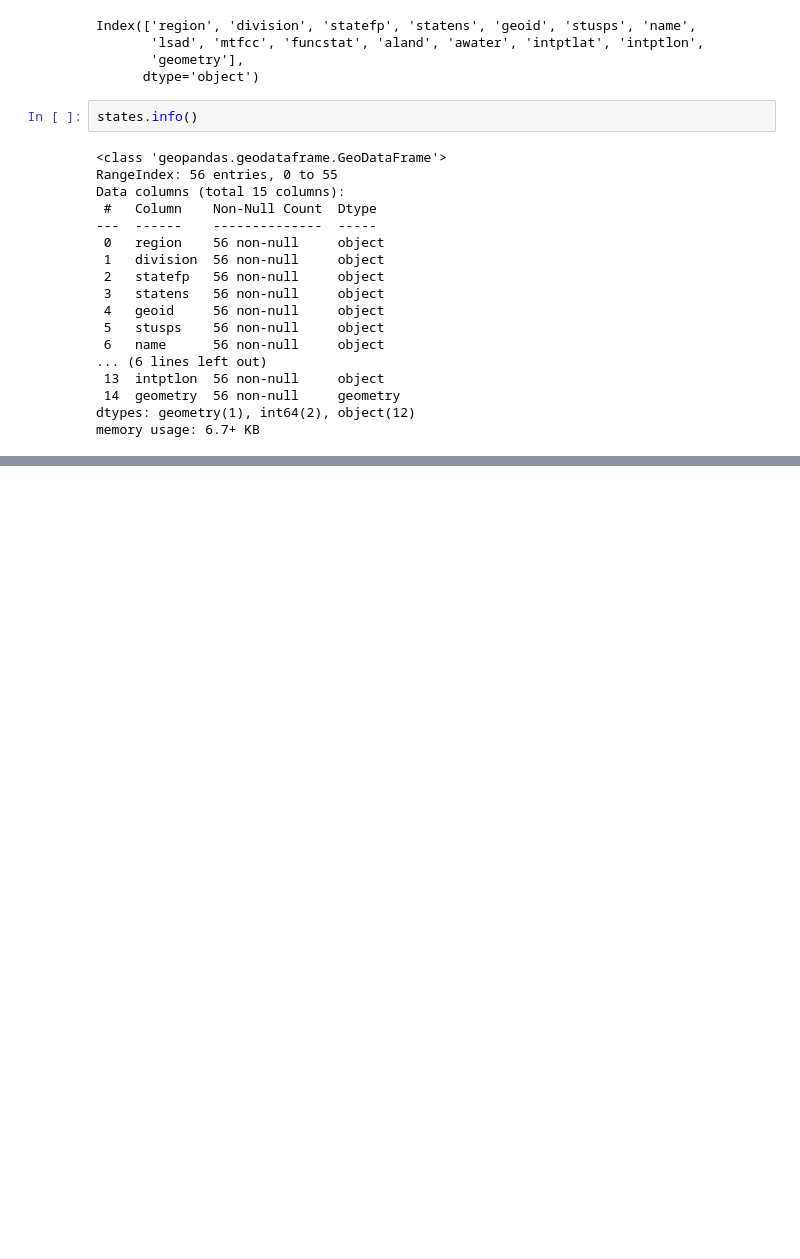
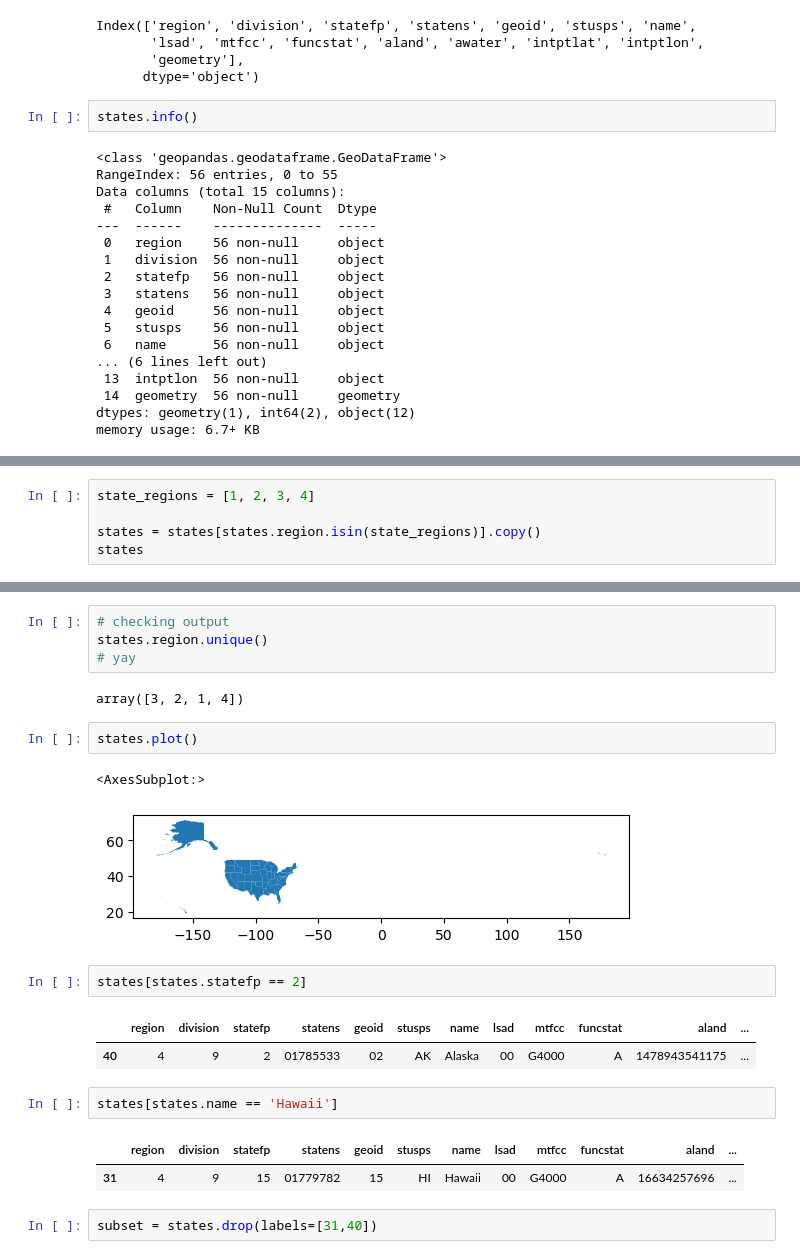
Before and after one commit to a-ramji/eds220-week5, a Jupyter notebook: lesson-13-crs.ipynb, the cells around one changed output, grey strips where cells are left out. Cells and saved outputs as stored; diff of their text form; blank space fills up the shorter version.

```diff
--- a/lesson-13-crs.ipynb
+++ b/lesson-13-crs.ipynb
@@ -197,0 +240,5 @@ memory usage: 6.7+ KB
+# %%
+state_regions = [1, 2, 3, 4]
+
+states = states[states.region.isin(state_regions)].copy()
+states
@@ -197,0 +263,23 @@ memory usage: 6.7+ KB
+# %%
+# checking output
+states.region.unique()
+# yay
+# %% [output]
+array([3, 2, 1, 4])
+# %%
+states.plot()
+# %% [output]
+<AxesSubplot:>
+[figure, added]
+# %%
+states[states.statefp == 2]
+# %% [output]
+|  | region | division | statefp | statens | geoid | stusps | name | lsad | mtfcc | funcstat | aland | ... |
+| 40 | 4 | 9 | 2 | 01785533 | 02 | AK | Alaska | 00 | G4000 | A | 1478943541175 | ... |
+# %%
+states[states.name == 'Hawaii']
+# %% [output]
+|  | region | division | statefp | statens | geoid | stusps | name | lsad | mtfcc | funcstat | aland | ... |
+| 31 | 4 | 9 | 15 | 01779782 | 15 | HI | Hawaii | 00 | G4000 | A | 16634257696 | ... |
+# %%
+subset = states.drop(labels=[31,40])
```
Also changed, not shown: parts of 20 cells of this notebook.
